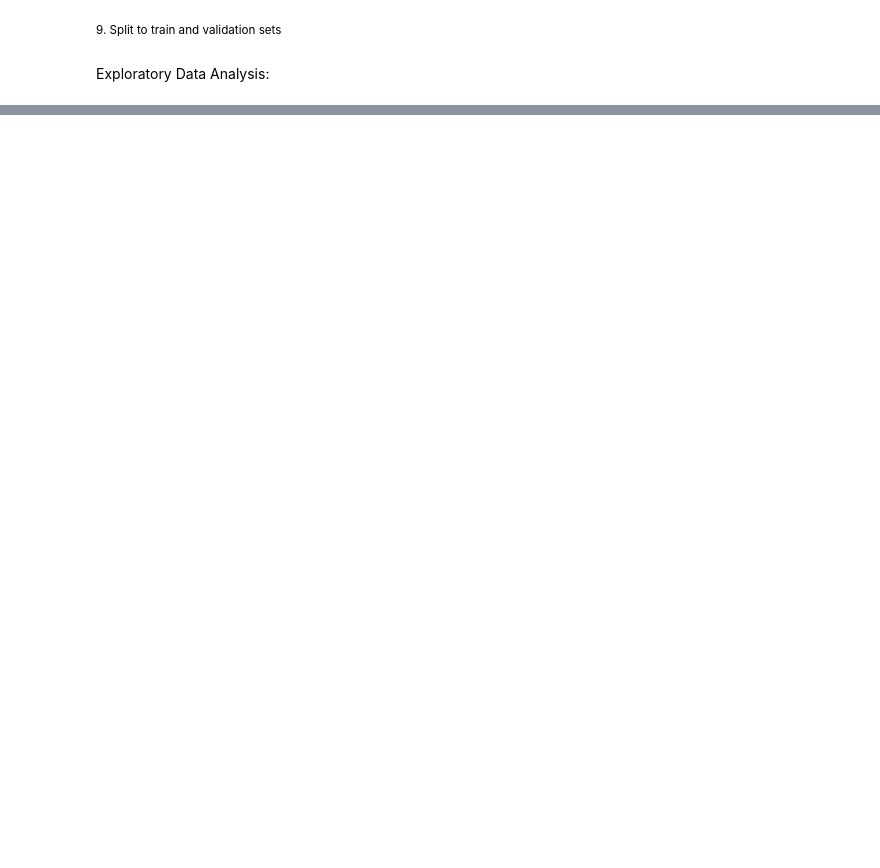
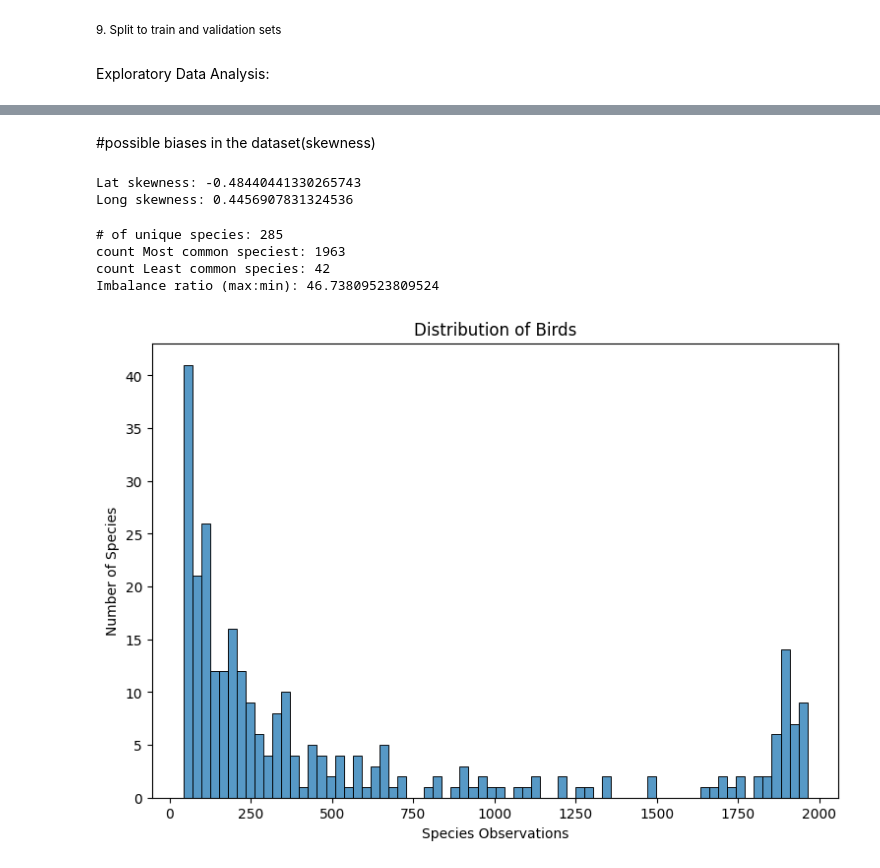
Before and after one commit to hayamikkawi/SpeciesPrediction, a Jupyter notebook: species.miniproc.ipynb, the cells around one changed output, grey strips where cells are left out. Saved outputs shown, nothing was run; the diff lists cells and outputs as text; code cells hidden in the pictures; blank space fills up the shorter version.

```diff
--- a/species.miniproc.ipynb
+++ b/species.miniproc.ipynb
@@ -252,0 +346,29 @@ Models:
+# %% [markdown]
+#possible biases in the dataset(skewness)
+# %%
+print("Lat skewness:", df['latitude'].skew())
+print("Long skewness:", df['longitude'].skew())
+# %% [output]
+Lat skewness: -0.48440441330265743
+Long skewness: 0.4456907831324536
+# %%
+#dataset balance
+species_counts = df['taxon_id'].value_counts()
+
+print("# of unique species:", df['taxon_id'].nunique())
+print("count Most common speciest:", species_counts.max())
+print("count Least common species:", species_counts.min())
+imbalance_ratio = species_counts.max() / species_counts.min()
+print("Imbalance ratio (max:min):", imbalance_ratio)
+plt.figure(figsize=(9,6))
+sns.histplot(species_counts, bins=70)
+plt.title('Distribution of Birds')
+plt.xlabel('Species Observations')
+plt.ylabel('Number of Species')
+plt.show()
+# %% [output]
+# of unique species: 285
+count Most common speciest: 1963
+count Least common species: 42
+Imbalance ratio (max:min): 46.73809523809524
+[figure, added]
```
Also changed, not shown: parts of 67 cells of this notebook.
